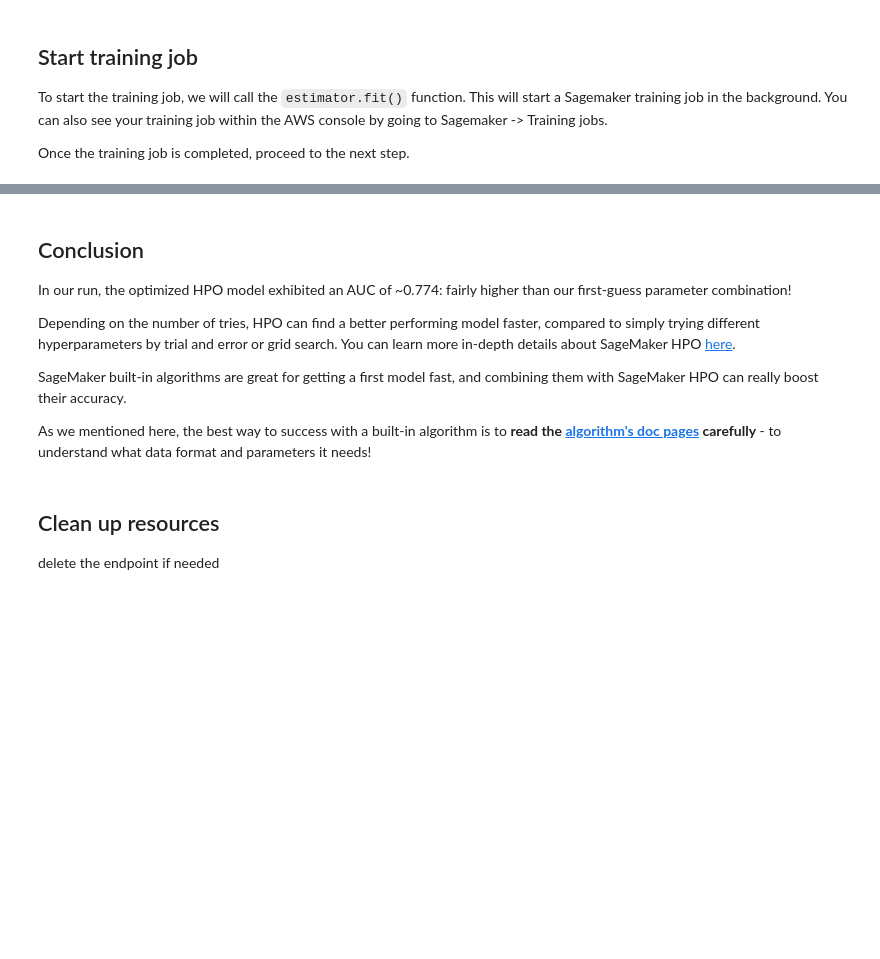
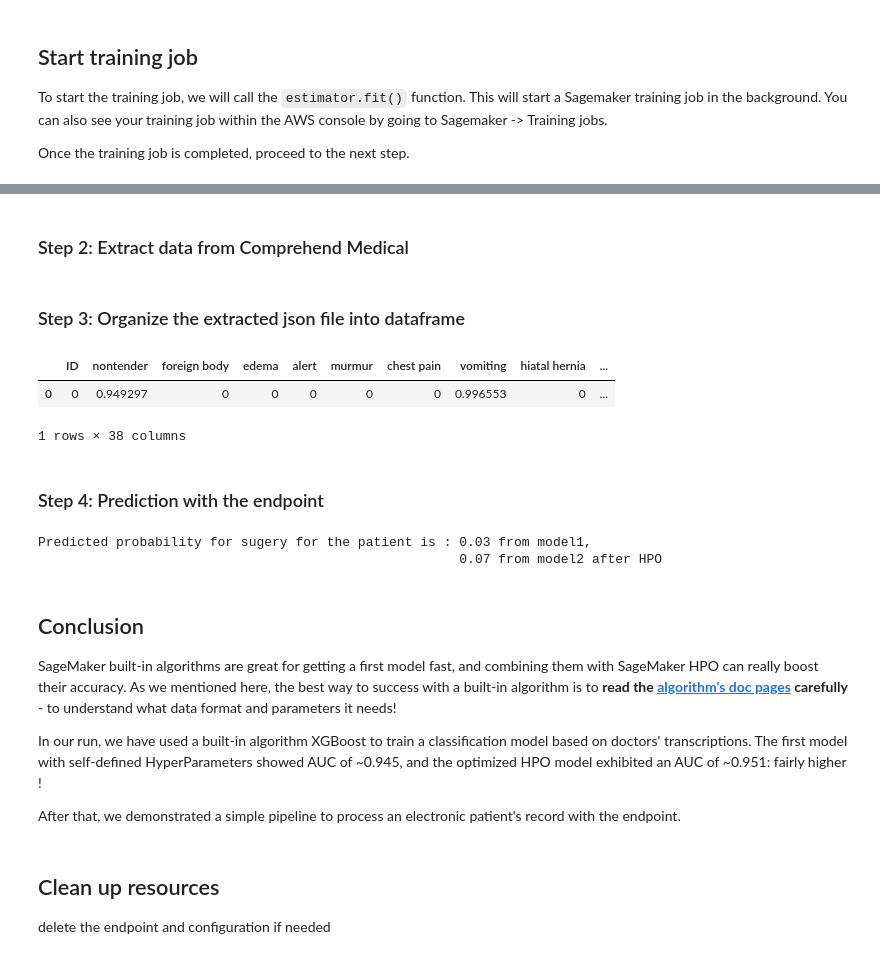
Before and after one commit to dalacan/aws-ml-healthcare-workshop, a Jupyter notebook: 3.Model_building_training_and_deployment.ipynb, the cells around one changed output, grey strips where cells are left out. Cells and saved outputs as stored; diff of their text form; code cells hidden in the pictures; blank space fills up the shorter version.

```diff
--- a/3.Model_building_training_and_deployment.ipynb
+++ b/3.Model_building_training_and_deployment.ipynb
@@ -53,14 +74,18 @@ While `boto3` is the general AWS SDK for Python, `sagemaker` provides some power
 # %%
 import numpy as np  # For matrix operations and numerical processing
 import pandas as pd  # For munging tabular data
-#pd.set_option('display.max_colwidth', None)
+pd.set_option('display.max_colwidth', None)
 
 import time
 import os
-from util.classification_report import generate_classification_report, predict_from_numpy  # helper function for classification reports
+
+# import self-defined functions
+from util.classification_report import generate_classification_report, predict_from_numpy_V2  # helper function for classification reports
 from util.preprocess import *
 
 # setting up SageMaker parameters
+import pkg_resources
+pkg_resources.require("sagemaker==2.9.2")
 import sagemaker
 import boto3
 
@@ -424,0 +519,8 @@ generate_classification_report(
+# %%
+##
+print("bucket_name: ", bucket_name)
+PDFprefix = 'sagemaker/medical_notes'
+fileName =  'sample_report_1.pdf'
+#fileUploadPath = os.path.join('./data', fileName)
+textractObjectName = os.path.join(PDFprefix, 'data', fileName)
+doc=extractTextract(bucket_name,textractObjectName)
@@ -425,14 +535,36 @@ generate_classification_report(
+# %% [markdown]
+### Step 2: Extract data from Comprehend Medical
+# %%
+comprehendResponse=extractMedical(doc)
+df_cm=extractMC_v2(comprehendResponse[0])
+# %% [markdown]
+### Step 3: Organize the extracted json file into dataframe
+# %%
+mclist, df_cm2=retrieve_mcList(df_cm, nFeature=20,threshold=0.9)
+df_cm2=df_mc_generator_slim(df_cm2)
+df_cm2
+# %% [output]
+|  | ID | nontender | foreign body | edema | alert | murmur | chest pain | vomiting | hiatal hernia | ... |
+| 0 | 0 | 0.949297 | 0 | 0 | 0 | 0 | 0 | 0.996553 | 0 | ... |
+1 rows × 38 columns
+# %% [markdown]
+### Step 4: Prediction with the endpoint
+# %%
+sample_pred = predict_from_numpy_V2(predictor, df_cm2.drop(["ID"], axis=1))
+sample_pred_hpo = predict_from_numpy_V2(hpo_predictor, df_cm2.drop(["ID"], axis=1))
+print(f"Predicted probability for sugery for the patient is : {round(sample_pred[0],2)} from model1,\n \t \t \t \t \t\t      {round(sample_pred_hpo[0],2)} from model2 after HPO ")
+# %% [output]
+Predicted probability for sugery for the patient is : 0.03 from model1,
+                                                      0.07 from model2 after HPO
 # %% [markdown]
 ## Conclusion
+SageMaker built-in algorithms are great for getting a first model fast, and combining them with SageMaker HPO can really boost their accuracy. As we mentioned here, the best way to success with a built-in algorithm is to **read the [algorithm's doc pages](https://docs.aws.amazon.com/sagemaker/latest/dg/algos.html) carefully** - to understand what data format and parameters it needs!
 
-In our run, the optimized HPO model exhibited an AUC of ~0.774: fairly higher than our first-guess parameter combination!
+In our run, we have used a built-in algorithm XGBoost to train a classification model based on doctors' transcriptions. The first model with self-defined HyperParameters showed AUC of ~0.945, and the optimized HPO model exhibited an AUC of ~0.951: fairly higher !
 
-Depending on the number of tries, HPO can find a better performing model faster, compared to simply trying different hyperparameters by trial and error or grid search. You can learn more in-depth details about SageMaker HPO [here](https://docs.aws.amazon.com/sagemaker/latest/dg/automatic-model-tuning-how-it-works.html).
 
-SageMaker built-in algorithms are great for getting a first model fast, and combining them with SageMaker HPO can really boost their accuracy.
-
-As we mentioned here, the best way to success with a built-in algorithm is to **read the [algorithm's doc pages](https://docs.aws.amazon.com/sagemaker/latest/dg/algos.html) carefully** - to understand what data format and parameters it needs!
+After that, we demonstrated a simple pipeline to process an electronic patient's record with the endpoint.
 # %% [markdown]
 ## Clean up resources
-delete the endpoint if needed
+delete the endpoint and configuration if needed
 # %%
```
Also changed, not shown: parts of 38 cells of this notebook, 3 other files.
